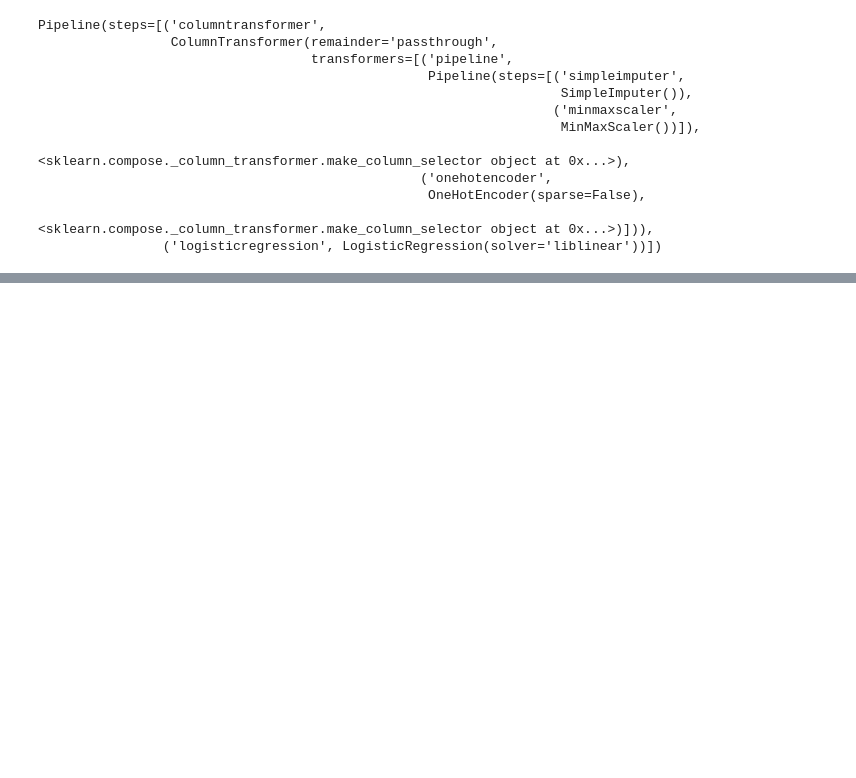
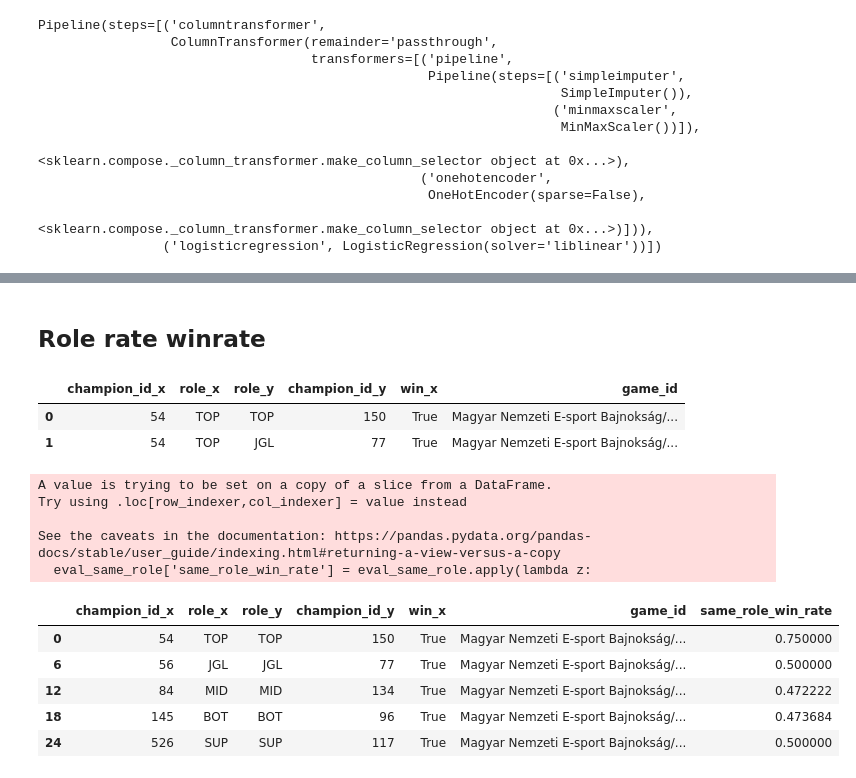
Before and after one commit to stephanyvargas/LoL_winner_predictor, a Jupyter notebook: notebooks/LeagueOfLeguends.ipynb, the cells around one changed output, grey strips where cells are left out. Saved outputs shown, nothing was run; the diff lists cells and outputs as text; code cells hidden in the pictures; blank space fills up the shorter version.

Commit message:
works with test data and eval data for predictions

```diff
--- a/notebooks/LeagueOfLeguends.ipynb
+++ b/notebooks/LeagueOfLeguends.ipynb
@@ -330,0 +449,4 @@ TypeError: get_train_data_only() got an unexpected keyword argument 'test_data'
+# %%
+#Import the data through the utils file
+eval_teams, eval_BLUE, eval_RED = get_train_data_only(train_data = False, evaluate_data = True)
+len(eval_teams), len(eval_BLUE), len(eval_RED)
@@ -330,0 +487,28 @@ TypeError: get_train_data_only() got an unexpected keyword argument 'test_data'
+# %% [markdown]
+## Role rate winrate
+# %%
+eval_blue_red = pd.merge(left=eval_BLUE, right=eval_RED, left_on= 'game_id', right_on= 'game_id')
+eval_role = eval_blue_red[['champion_id_x', 'role_x', 'role_y', 'champion_id_y', 'win_x', 'game_id']]
+eval_role.head(2)
+# %% [output]
+|  | champion_id_x | role_x | role_y | champion_id_y | win_x | game_id |
+| 0 | 54 | TOP | TOP | 150 | True | Magyar Nemzeti E-sport Bajnokság/... |
+| 1 | 54 | TOP | JGL | 77 | True | Magyar Nemzeti E-sport Bajnokság/... |
+# %%
+eval_same_role = eval_role[eval_role['role_x'] == eval_role['role_y']]
+eval_same_role['same_role_win_rate'] = eval_same_role.apply(lambda z:
+              get_vs_rate(z.champion_id_x, z.role_x, z.role_y, z.champion_id_y),
+              axis=1)
+eval_same_role.head(5)
+# %% [output]
+A value is trying to be set on a copy of a slice from a DataFrame.
+Try using .loc[row_indexer,col_indexer] = value instead
+
+See the caveats in the documentation: https://pandas.pydata.org/pandas-docs/stable/user_guide/indexing.html#returning-a-view-versus-a-copy
+  eval_same_role['same_role_win_rate'] = eval_same_role.apply(lambda z:
+|  | champion_id_x | role_x | role_y | champion_id_y | win_x | game_id | same_role_win_rate |
+| 0 | 54 | TOP | TOP | 150 | True | Magyar Nemzeti E-sport Bajnokság/... | 0.750000 |
+| 6 | 56 | JGL | JGL | 77 | True | Magyar Nemzeti E-sport Bajnokság/... | 0.500000 |
+| 12 | 84 | MID | MID | 134 | True | Magyar Nemzeti E-sport Bajnokság/... | 0.472222 |
+| 18 | 145 | BOT | BOT | 96 | True | Magyar Nemzeti E-sport Bajnokság/... | 0.473684 |
+| 24 | 526 | SUP | SUP | 117 | True | Magyar Nemzeti E-sport Bajnokság/... | 0.500000 |
```
Also changed, not shown: parts of 35 cells of this notebook.
